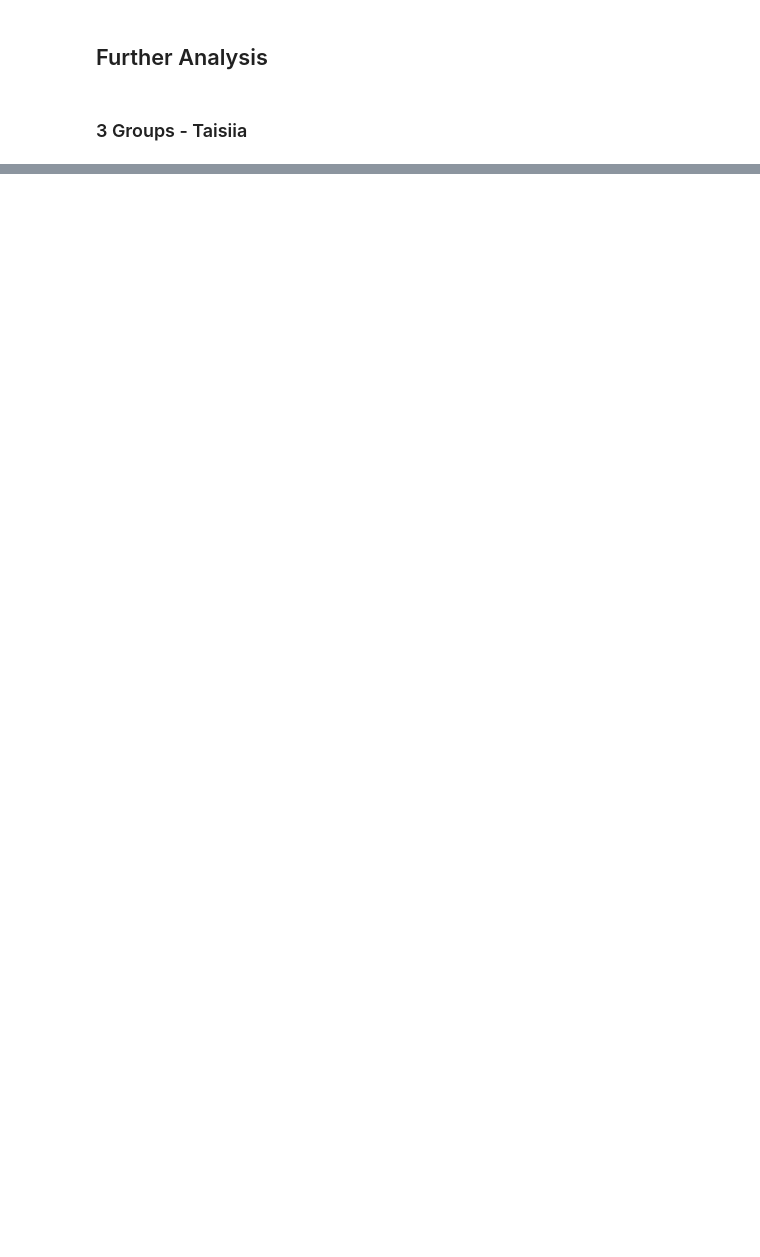
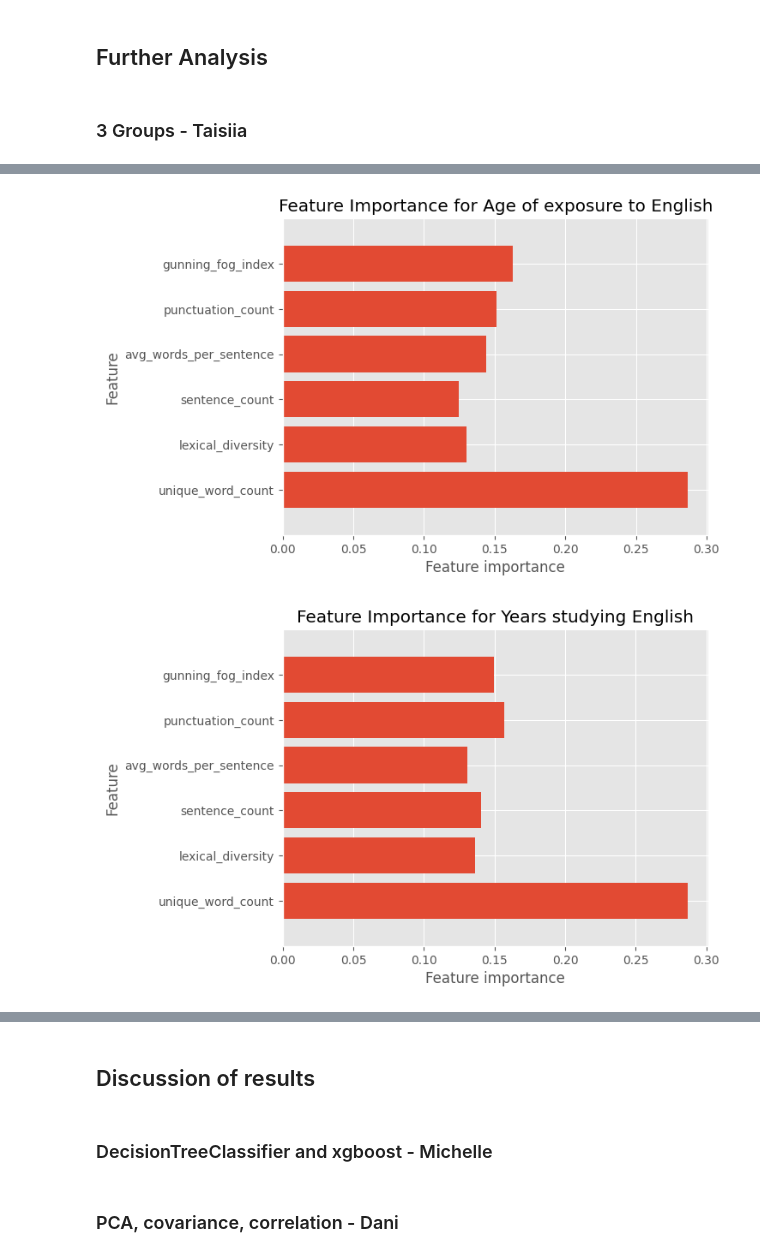
Before and after one commit to inadk/CMLL_Project, a Jupyter notebook: analysis.ipynb, the cells around one changed output, grey strips where cells are left out. Saved outputs shown, nothing was run; the diff lists cells and outputs as text; code cells hidden in the pictures; blank space fills up the shorter version.

```diff
--- a/analysis.ipynb
+++ b/analysis.ipynb
@@ -924,0 +1109,70 @@ plt.show()
+# %%
+# Making the modified function
+
+# For Age of exposure to English
+X1 = df1.drop('Proficiency', axis=1)
+y1 = df1['Proficiency']
+
+X_train1, X_test1, y_train1, y_test1 = train_test_split(X1, y1, random_state=0, test_size=0.1)
+
+# For Years studying English
+X2 = df2.drop('Proficiency', axis=1)
+y2 = df2['Proficiency']
+
+X_train2, X_test2, y_train2, y_test2 = train_test_split(X2, y2, random_state=0, test_size=0.1)
+
+# For Stay abroad (months)
+X3 = df3.drop('Proficiency', axis=1)
+y3 = df3['Proficiency']
+
+X_train3, X_test3, y_train3, y_test3 = train_test_split(X3, y3, random_state=0, test_size=0.1)
+
+# For Stay abroad (months)
+X4 = df4.drop('Proficiency', axis=1)
+y4 = df4['Proficiency']
+
+
+X_train4, X_test4, y_train4, y_test4 = train_test_split(X4, y4, random_state=0, test_size=0.1)
+
+def plot_feature_importances(classifier, X_train):
+    n_features = X_train.shape[1]
+    plt.barh(range(n_features), classifier.feature_importances_, align="center")
+    plt.yticks(np.arange(n_features), X_train.columns)
+    plt.title("Bar chart feature importance")
+    plt.xlabel("Feature importance")
+    plt.ylabel("Feature")
+    plt.ylim(-1, n_features)
+
+# Making the bar plots
+
+# For Age of exposure to English
+xgboost_best_parameter.fit(X_train1, y_train1)
+plot_feature_importances(xgboost_best_parameter, X_train1)
+plt.xlabel("Feature importance")
+plt.title("Feature Importance for Age of exposure to English")
+plt.show()
+
+# For Years studying English
+xgboost_best_parameter.fit(X_train2, y_train2)
+plot_feature_importances(xgboost_best_parameter, X_train2)
+plt.xlabel("Feature importance")
+plt.title("Feature Importance for Years studying English")
+plt.show()
+
+# For Stay abroad (months)
+xgboost_best_parameter.fit(X_train3, y_train3)
+plot_feature_importances(xgboost_best_parameter, X_train3)
+plt.xlabel("Feature importance")
+plt.title("Feature Importance for Stay abroad (months)")
+plt.show()
+
+# Importance distribution among users with high English proficiency
+y_train_encoded1 = label_encoder.fit_transform(y_train4)
+xgboost_best_parameter.fit(X_train4, y_train_encoded1)
+plot_feature_importances(xgboost_best_parameter, X_train4)
+plt.xlabel("Feature importance")
+plt.title("Feature Importance for high level proficiency")
+plt.show()
+# %% [output]
+[figure, added]
+[figure, added]
@@ -924,0 +1181,6 @@ plt.show()
+# %% [markdown]
+## Discussion of results
+# %% [markdown]
+### DecisionTreeClassifier and xgboost - Michelle
+# %% [markdown]
+### PCA, covariance, correlation - Dani
```
Also changed, not shown: parts of 23 cells of this notebook.
